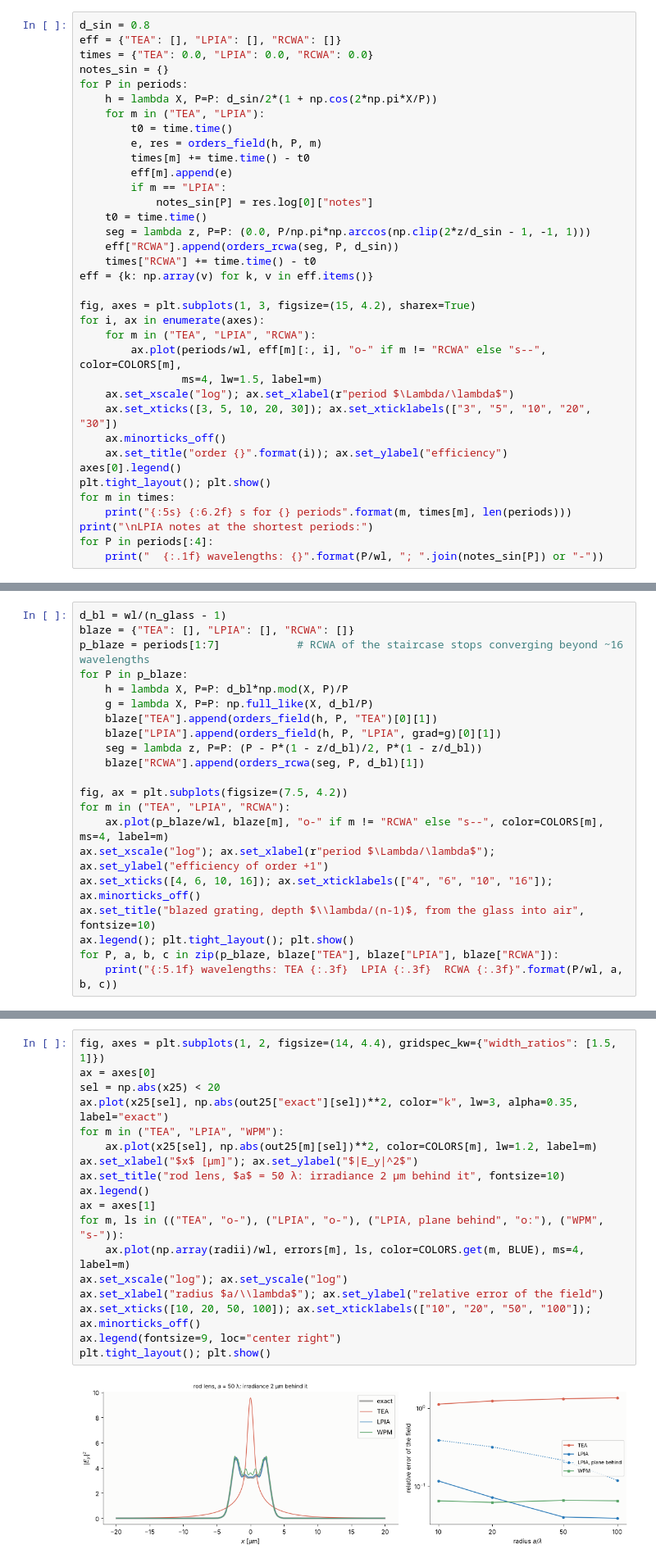
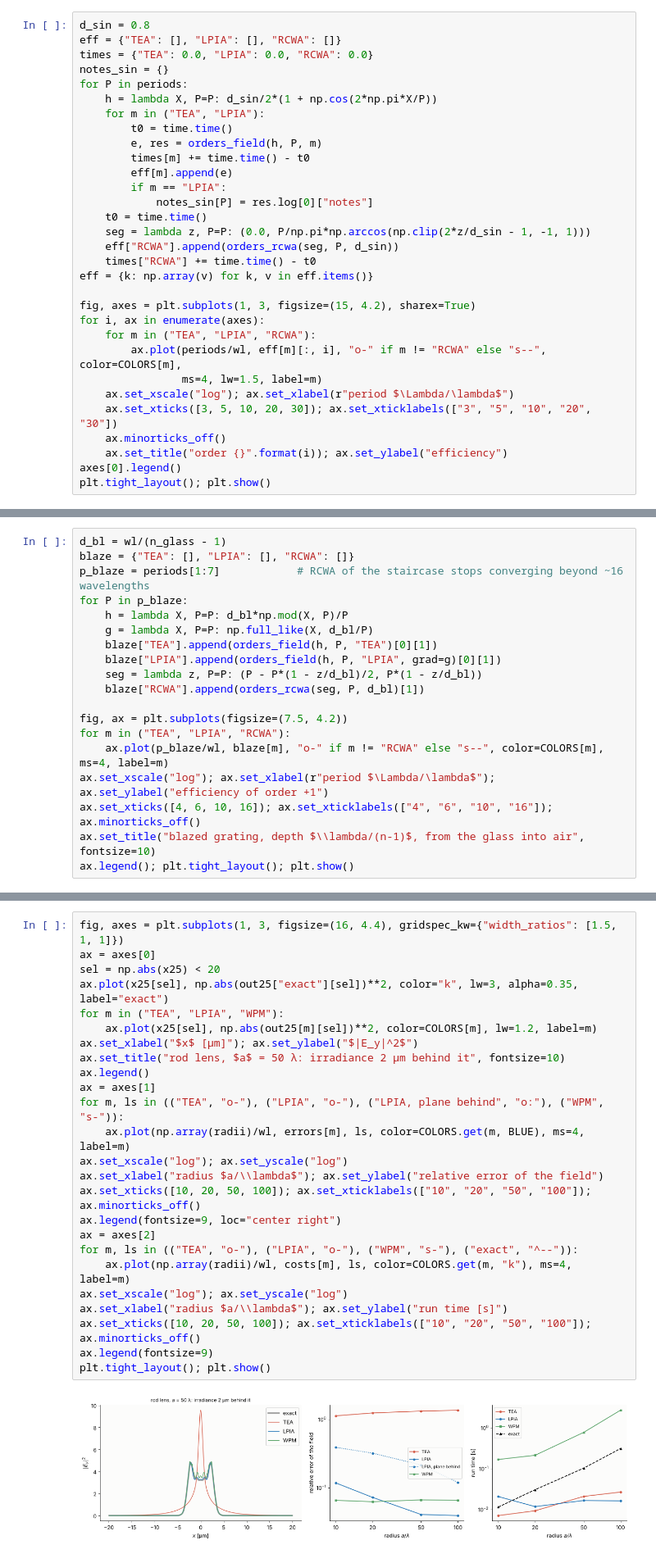
Before and after one commit to EMinsight/pyoptics, a Jupyter notebook: notebooks/168_local_plane_interface_approximation.ipynb, the cells around one changed output, grey strips where cells are left out. Shown at 82% size. Cells and saved outputs as stored; diff of their text form.

```diff
--- a/notebooks/168_local_plane_interface_approximation.ipynb
+++ b/notebooks/168_local_plane_interface_approximation.ipynb
@@ -255,10 +233,5 @@ for i, ax in enumerate(axes):
     ax.set_title("order {}".format(i)); ax.set_ylabel("efficiency")
 axes[0].legend()
 plt.tight_layout(); plt.show()
-for m in times:
-    print("{:5s} {:6.2f} s for {} periods".format(m, times[m], len(periods)))
-print("\nLPIA notes at the shortest periods:")
-for P in periods[:4]:
-    print("  {:.1f} wavelengths: {}".format(P/wl, "; ".join(notes_sin[P]) or "-"))
 # %% [output]
 [figure]
@@ -317,7 +286,5 @@ ax.set_xscale("log"); ax.set_xlabel(r"period $\Lambda/\lambda$"); ax.set_ylabel(
 ax.set_xticks([4, 6, 10, 16]); ax.set_xticklabels(["4", "6", "10", "16"]); ax.minorticks_off()
 ax.set_title("blazed grating, depth $\\lambda/(n-1)$, from the glass into air", fontsize=10)
 ax.legend(); plt.tight_layout(); plt.show()
-for P, a, b, c in zip(p_blaze, blaze["TEA"], blaze["LPIA"], blaze["RCWA"]):
-    print("{:5.1f} wavelengths: TEA {:.3f}  LPIA {:.3f}  RCWA {:.3f}".format(P/wl, a, b, c))
 # %% [output]
 [figure]
@@ -443,21 +391,28 @@ time [s]          exact       TEA      LPIA       WPM
 # %%
-fig, axes = plt.subplots(1, 2, figsize=(14, 4.4), gridspec_kw={"width_ratios": [1.5, 1]})
+fig, axes = plt.subplots(1, 3, figsize=(16, 4.4), gridspec_kw={"width_ratios": [1.5, 1, 1]})
 ax = axes[0]
 sel = np.abs(x25) < 20
 ax.plot(x25[sel], np.abs(out25["exact"][sel])**2, color="k", lw=3, alpha=0.35, label="exact")
 for m in ("TEA", "LPIA", "WPM"):
     ax.plot(x25[sel], np.abs(out25[m][sel])**2, color=COLORS[m], lw=1.2, label=m)
 ax.set_xlabel("$x$ [µm]"); ax.set_ylabel("$|E_y|^2$")
 ax.set_title("rod lens, $a$ = 50 λ: irradiance 2 µm behind it", fontsize=10)
 ax.legend()
 ax = axes[1]
 for m, ls in (("TEA", "o-"), ("LPIA", "o-"), ("LPIA, plane behind", "o:"), ("WPM", "s-")):
     ax.plot(np.array(radii)/wl, errors[m], ls, color=COLORS.get(m, BLUE), ms=4, label=m)
 ax.set_xscale("log"); ax.set_yscale("log")
 ax.set_xlabel("radius $a/\\lambda$"); ax.set_ylabel("relative error of the field")
 ax.set_xticks([10, 20, 50, 100]); ax.set_xticklabels(["10", "20", "50", "100"]); ax.minorticks_off()
 ax.legend(fontsize=9, loc="center right")
+ax = axes[2]
+for m, ls in (("TEA", "o-"), ("LPIA", "o-"), ("WPM", "s-"), ("exact", "^--")):
+    ax.plot(np.array(radii)/wl, costs[m], ls, color=COLORS.get(m, "k"), ms=4, label=m)
+ax.set_xscale("log"); ax.set_yscale("log")
+ax.set_xlabel("radius $a/\\lambda$"); ax.set_ylabel("run time [s]")
+ax.set_xticks([10, 20, 50, 100]); ax.set_xticklabels(["10", "20", "50", "100"]); ax.minorticks_off()
+ax.legend(fontsize=9)
 plt.tight_layout(); plt.show()
 # %% [output]
-[figure, old version]
+[figure, new version]
 # %% [markdown]
```
Also changed, not shown: parts of 18 cells of this notebook, 2 other files.
